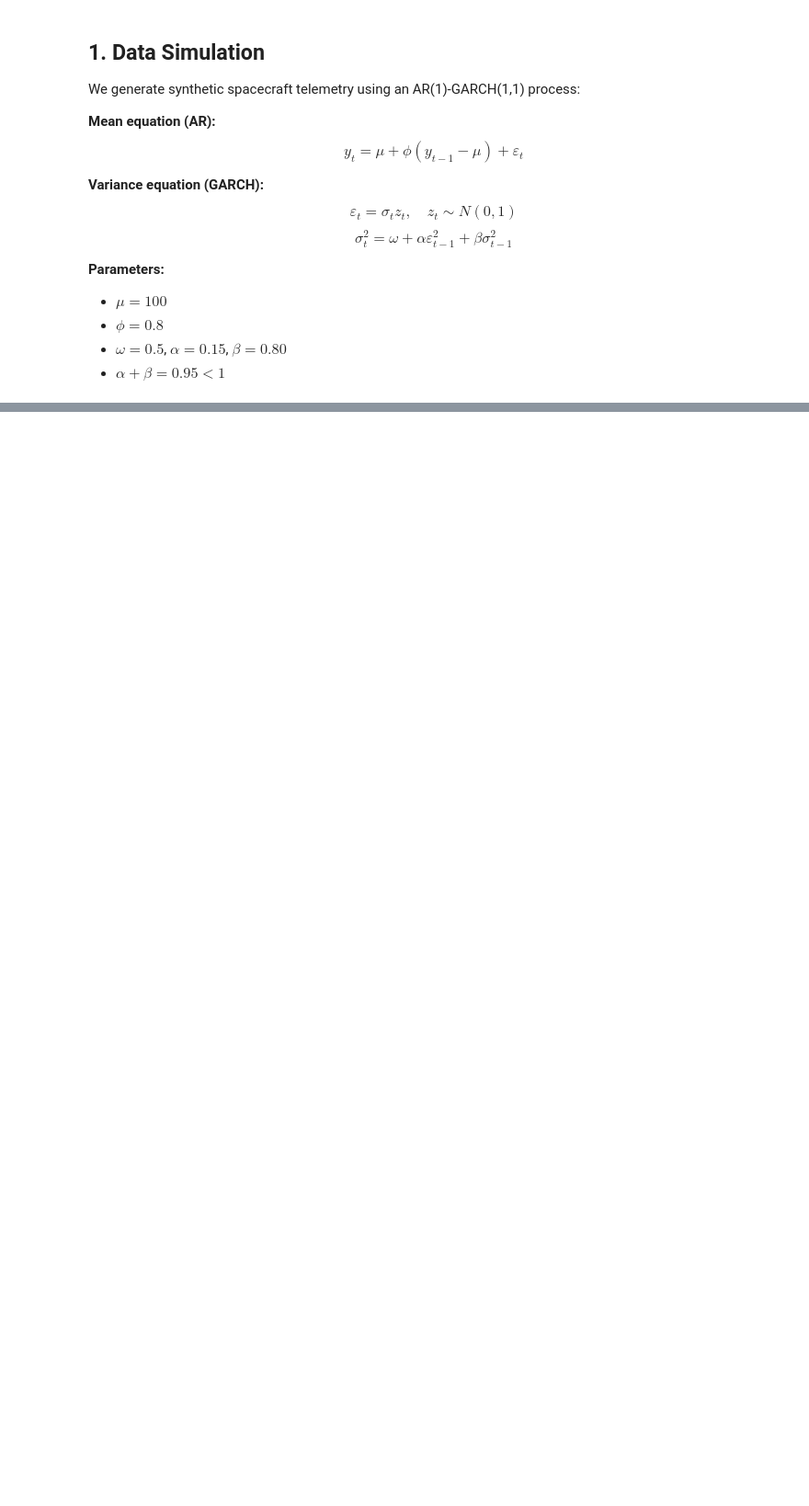
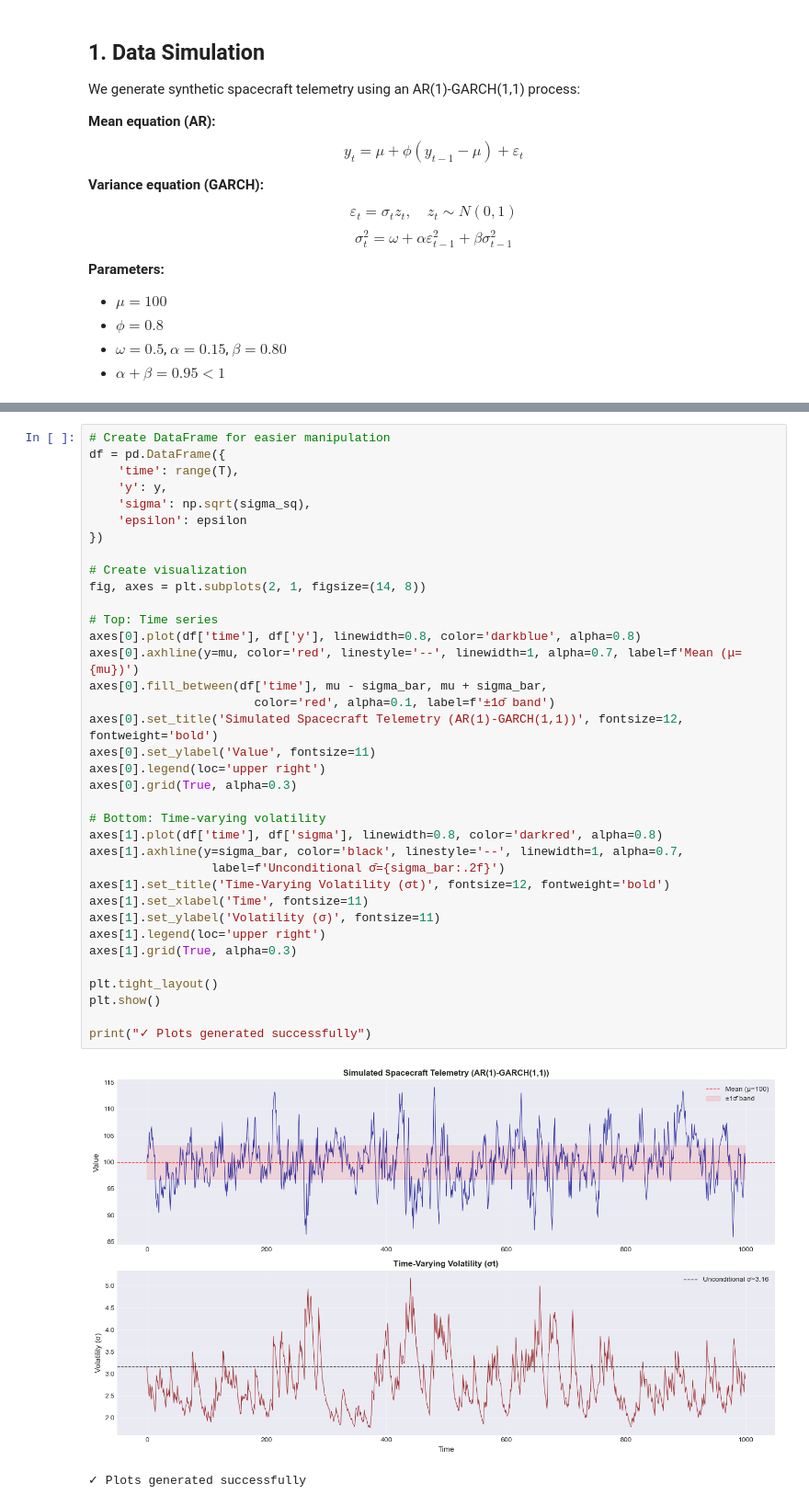
Before and after one commit to ReehanCodes/telemetry-volatility-forecasting, a Jupyter notebook: garch_analysis.ipynb, the cells around one changed output, grey strips where cells are left out. Shown at 92% size. Saved outputs shown, nothing was run; the diff lists cells and outputs as text; blank space fills up the shorter version.

Commit message:
generating our time series and plotting

```diff
--- a/garch_analysis.ipynb
+++ b/garch_analysis.ipynb
@@ -58,0 +121,39 @@ print(f"Relative volatility: {sigma_bar/mu*100:.1f}%")
+# %%
+# Create DataFrame for easier manipulation
+df = pd.DataFrame({
+    'time': range(T),
+    'y': y,
+    'sigma': np.sqrt(sigma_sq),
+    'epsilon': epsilon
+})
+
+# Create visualization
+fig, axes = plt.subplots(2, 1, figsize=(14, 8))
+
+# Top: Time series
+axes[0].plot(df['time'], df['y'], linewidth=0.8, color='darkblue', alpha=0.8)
+axes[0].axhline(y=mu, color='red', linestyle='--', linewidth=1, alpha=0.7, label=f'Mean (μ={mu})')
+axes[0].fill_between(df['time'], mu - sigma_bar, mu + sigma_bar,
+                       color='red', alpha=0.1, label=f'±1σ̄ band')
+axes[0].set_title('Simulated Spacecraft Telemetry (AR(1)-GARCH(1,1))', fontsize=12, fontweight='bold')
+axes[0].set_ylabel('Value', fontsize=11)
+axes[0].legend(loc='upper right')
+axes[0].grid(True, alpha=0.3)
+
+# Bottom: Time-varying volatility
+axes[1].plot(df['time'], df['sigma'], linewidth=0.8, color='darkred', alpha=0.8)
+axes[1].axhline(y=sigma_bar, color='black', linestyle='--', linewidth=1, alpha=0.7,
+                 label=f'Unconditional σ̄={sigma_bar:.2f}')
+axes[1].set_title('Time-Varying Volatility (σt)', fontsize=12, fontweight='bold')
+axes[1].set_xlabel('Time', fontsize=11)
+axes[1].set_ylabel('Volatility (σ)', fontsize=11)
+axes[1].legend(loc='upper right')
+axes[1].grid(True, alpha=0.3)
+
+plt.tight_layout()
+plt.show()
+
+print("✓ Plots generated successfully")
+# %% [output]
+[figure, added]
+✓ Plots generated successfully
```
Also changed, not shown: parts of 7 cells of this notebook.
